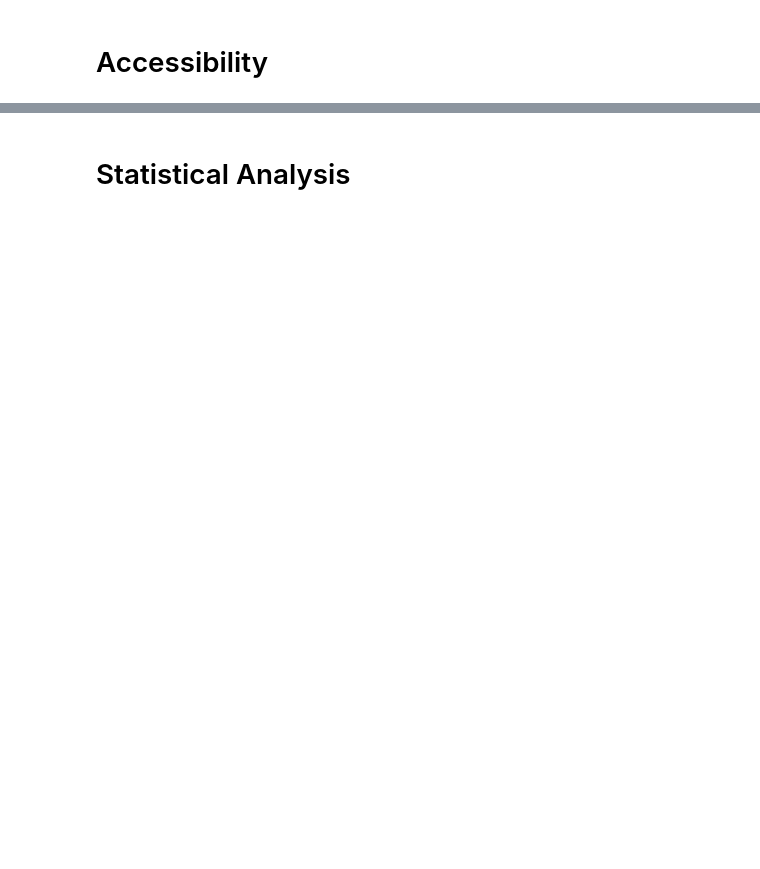
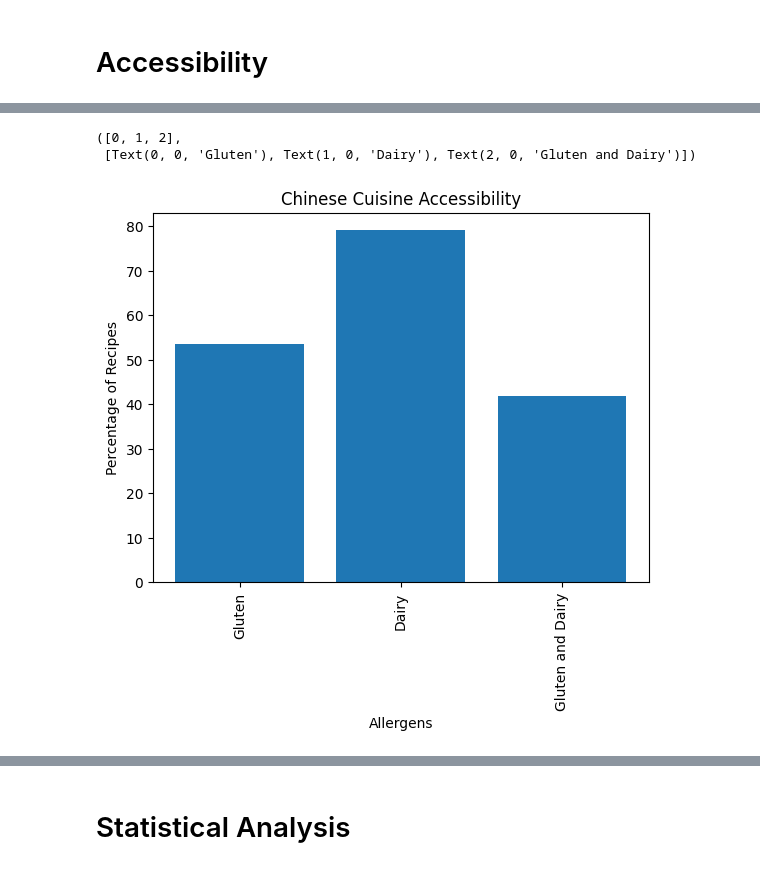
Before and after one commit to ragnor1824/Cuisine_Analysis, a Jupyter notebook: cuisine_analysis_renee.ipynb, the cells around one changed output, grey strips where cells are left out. Drawn from its saved outputs; the diff is of its cells as text; code cells hidden in the pictures; blank space fills up the shorter version.

```diff
--- a/cuisine_analysis_renee.ipynb
+++ b/cuisine_analysis_renee.ipynb
@@ -339,0 +368,33 @@ ValueError: need at least one array to concatenate
+# %%
+#Chinese
+#gluten
+ch_gluten = recipe_data_df.loc[recipe_data_df['Cuisine'] == "Chinese", 'Gluten-free?'].value_counts()[True]
+ch_gluten = (ch_gluten/43)*100
+
+#dairy
+ch_dairy = recipe_data_df.loc[recipe_data_df['Cuisine'] == "Chinese", 'Dairy-free?'].value_counts()[True]
+ch_dairy = (ch_dairy/43)*100
+
+#both
+ch_gluten_dairy = recipe_data_df.loc[recipe_data_df['Cuisine'] == "Chinese"]
+ch_gluten_dairy = ch_gluten_dairy.loc[(ch_gluten_dairy['Gluten-free?'] == True) &
+                                      (ch_gluten_dairy['Dairy-free?'] == True)].count()
+ch_gluten_dairy = ch_gluten_dairy[0]
+ch_gluten_dairy = (ch_gluten_dairy/43)*100
+
+#bar chart
+ch_data = {"Gluten": ch_gluten,
+           "Dairy": ch_dairy,
+           "Gluten and Dairy": ch_gluten_dairy}
+labels = list(ch_data.keys())
+values = list(ch_data.values())
+
+ch_bar = plt.bar(labels, values)
+plt.title("Chinese Cuisine Accessibility")
+plt.xlabel("Allergens")
+plt.ylabel("Percentage of Recipes")
+plt.xticks(rotation = 90)
+# %% [output]
+([0, 1, 2],
+ [Text(0, 0, 'Gluten'), Text(1, 0, 'Dairy'), Text(2, 0, 'Gluten and Dairy')])
+[figure, added]
```
Also changed, not shown: parts of 17 cells of this notebook, 3 other files.
